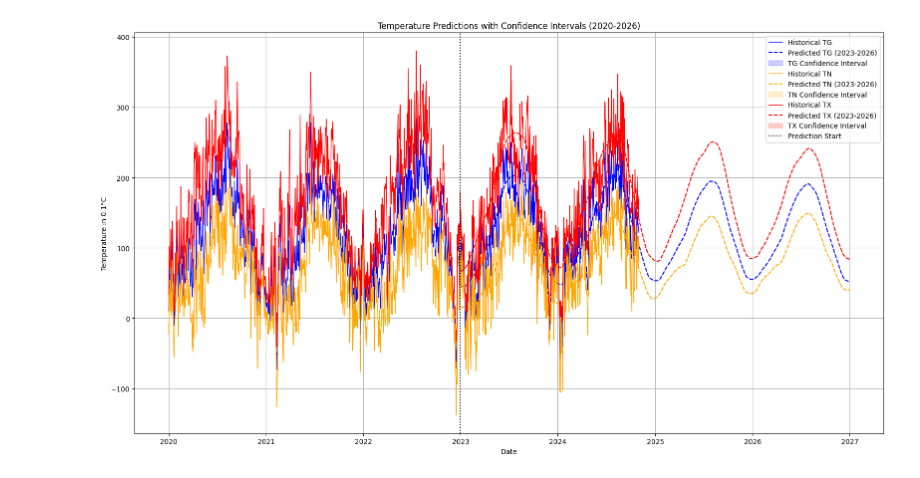
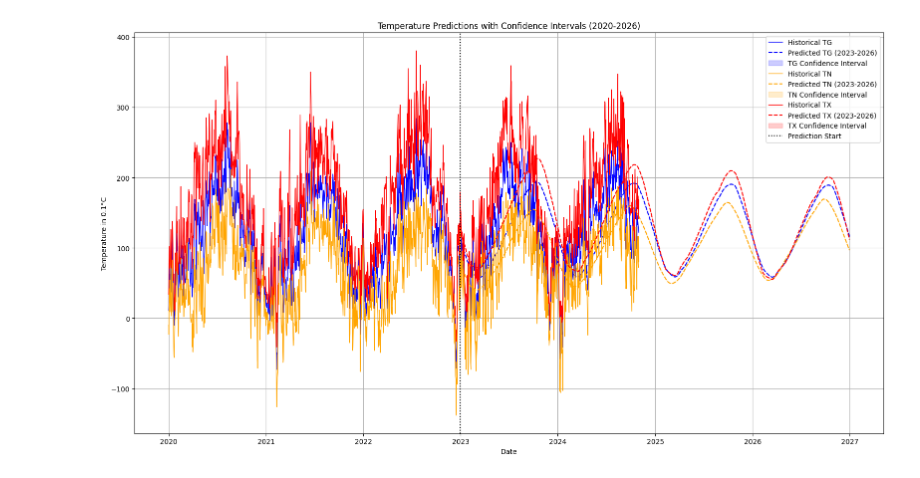
Before and after one commit to Tihulu/weather-prediction, a Jupyter notebook: cagil/temperature/fit3.ipynb, the cells around one changed output. Cells and saved outputs as stored; diff of their text form; code cells hidden in the pictures.

```diff
--- a/cagil/temperature/fit3.ipynb
+++ b/cagil/temperature/fit3.ipynb
@@ -52,7 +52,7 @@ combined_data = pd.merge(tg_data[["DATE", "TG"]], tn_data[["DATE", "TN"]], on="D
 combined_data = pd.merge(combined_data, tx_data[["DATE", "TX"]], on="DATE")
 
 # Prepare for MLP fitting
-X = (combined_data["DATE"] - pd.Timestamp("2020-01-01")).dt.days.values.reshape(-1, 1)
+X = (combined_data["DATE"] - pd.Timestamp("2023-11-01")).dt.days.values.reshape(-1, 1)
 
 # Adding periodic features
 X_periodic = np.hstack([
@@ -95,31 +95,31 @@ for variable, color in zip(["TG", "TN", "TX"], ["blue", "orange", "red"]):
         np.sin(2 * np.pi * X_future / 365.25),
         np.cos(2 * np.pi * X_future / 365.25)
     ])
     X_future_scaled = scaler_X.transform(X_future_periodic)
     y_future_scaled = mlp.predict(X_future_scaled)
     y_future = scaler_y.inverse_transform(y_future_scaled.reshape(-1, 1)).ravel()
 
     # Upper and lower bounds
     upper_bound = y_future + std_dev
     lower_bound = y_future - std_dev
 
     # Plot historical and predicted data
     plt.plot(combined_data["DATE"], combined_data[variable], label=f"Historical {variable}", linestyle='-', linewidth=1, color=color)
     plt.plot(future_dates, y_future, label=f"Predicted {variable} (2023-2026)", linestyle='--', color=color)
     plt.fill_between(future_dates, lower_bound, upper_bound, color=color, alpha=0.2, label=f"{variable} Confidence Interval")
 
 # Mark prediction start
 plt.axvline(x=pd.Timestamp("2023-01-01"), color="black", linestyle=":", label="Prediction Start")
 
 # Add titles and labels
 plt.title("Temperature Predictions with Confidence Intervals (2020-2026)")
 plt.xlabel("Date")
 plt.ylabel("Temperature in 0.1°C")
 plt.legend()
 plt.grid(True)
 plt.tight_layout()
 
 # Show plot
 plt.show()
 # %% [output]
-[figure, old version]
+[figure, new version]
```
Also changed, not shown: parts of 5 cells of this notebook, 2 other files.
